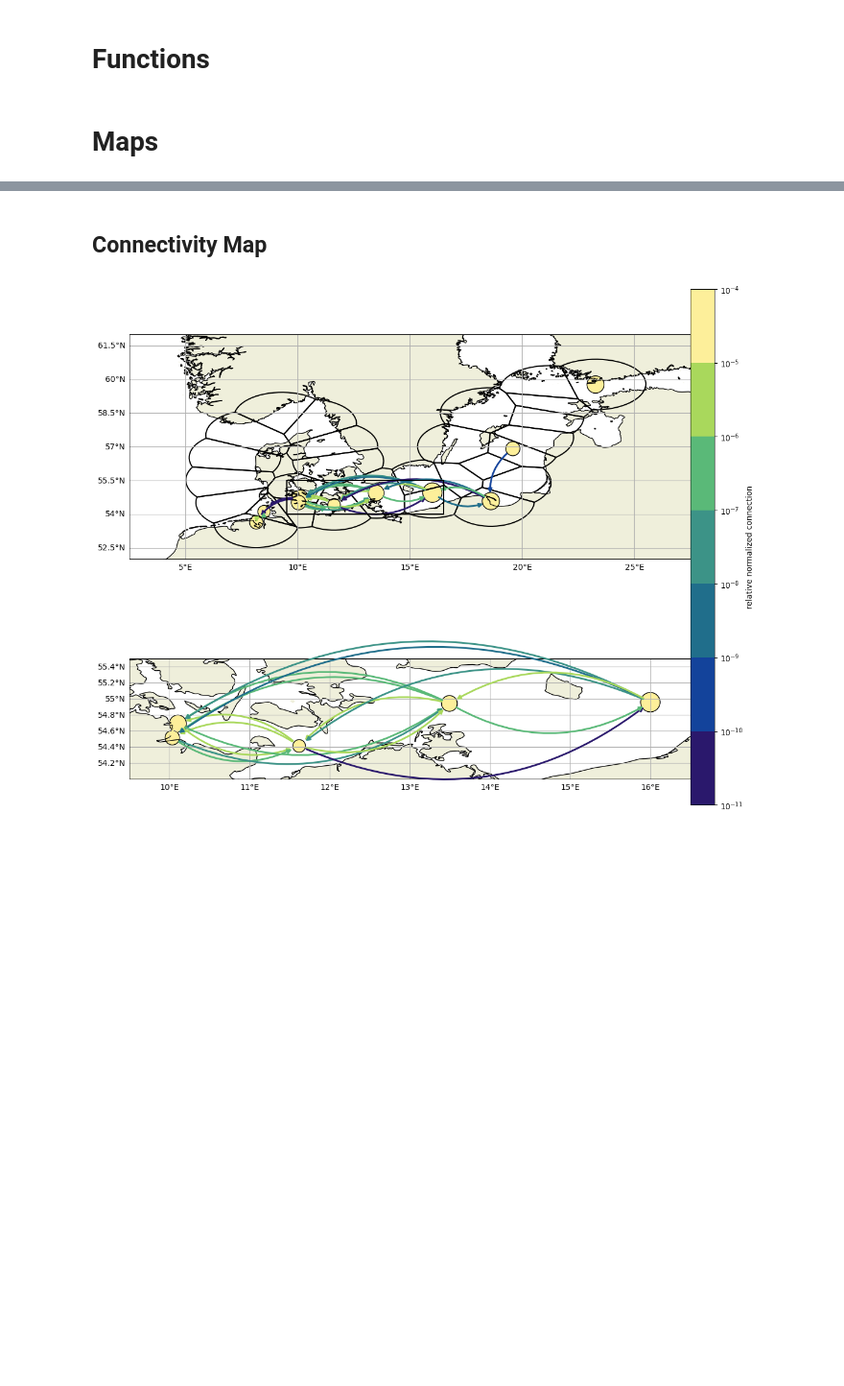
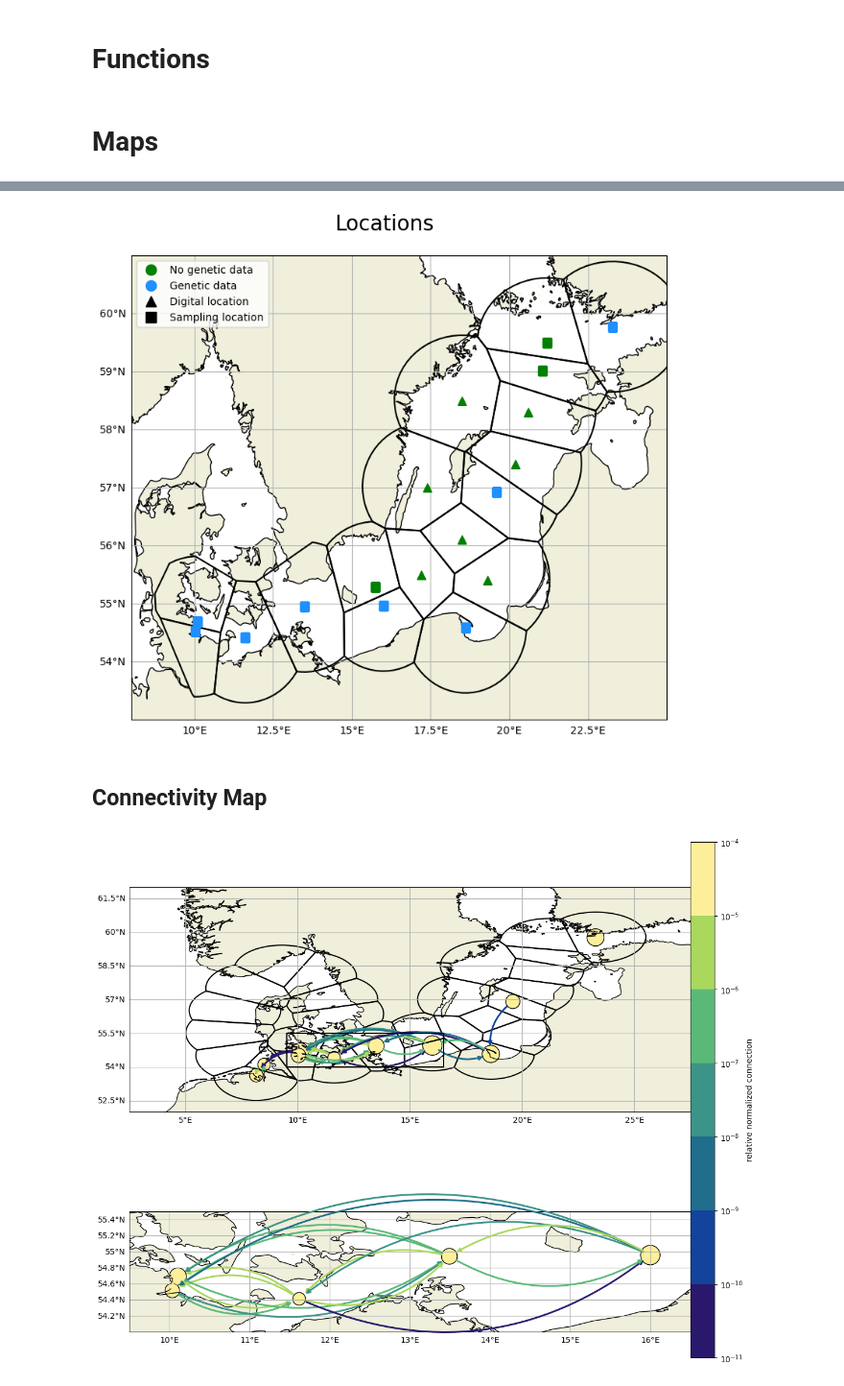
Before and after one commit to geomar-od-lagrange/2025_copepods, a Jupyter notebook: notebooks/connectivity_map_generation.ipynb, the cells around one changed output, grey strips where cells are left out. Shown at 96% size. Cells and saved outputs as stored; diff of their text form; code cells hidden in the pictures; blank space fills up the shorter version.

Commit message:
Updated empty map to the new polygons

```diff
--- a/notebooks/connectivity_map_generation.ipynb
+++ b/notebooks/connectivity_map_generation.ipynb
@@ -86,15 +94,16 @@ def define_cmap(cmap_input='coolwarm', cmdiscrete=False, value_min=None, value_m
 north_sea_sample_ids = sample_ids.where(sample_points.sea == "northsea").dropna().tolist()
 non_genetic_sample_ids = sample_ids.where(sample_points.genomic_data == False).dropna().tolist()
 # %%
-def draw_voronoi_polygons(ax, cmap="rainbow", edgecolor="black", facealpha=0.2, voronoi_polygons=voronoi_polygons):
-        voronoi_polys = voronoi_polygons.copy()
-        voronoi_polys.plot(ax=ax, alpha=facealpha, column="location_id", cmap=cmap)
-        voronoi_polys.boundary.plot(ax=ax, color=edgecolor,)
-
-def legend_without_duplicate_labels(ax):
-    handles, labels = ax.get_legend_handles_labels()
-    unique = [(h, l) for i, (h, l) in enumerate(zip(handles, labels)) if l not in labels[:i]]
-    ax.legend(*zip(*unique))
+def draw_voronoi_polygons(
+	ax,
+	cmap="rainbow",
+	edgecolor="black",
+	facealpha=0.2,
+	voronoi_polygons=voronoi_polygons
+	):
+	voronoi_polys = voronoi_polygons.copy()
+	voronoi_polys.plot(ax=ax, alpha=facealpha, column="location_id", cmap=cmap)
+	voronoi_polys.boundary.plot(ax=ax, color=edgecolor,)
 # %%
 marker_genetic = pd.DataFrame(
     data=np.array([["dodgerblue", "s"], ["green", "^"],]),
@@ -168,3 +119,53 @@ plt.show()
+# %%
+def draw_empty_map(
+	sample_points=sample_points,
+	voronoi_polygons=voronoi_polygons,
+	show_polygons=True,
+	only_baltic=False,
+	extent=extent,
+	ms=10,
+	ls="None",
+	file_name=None,
+	):
+	fig = plt.figure(figsize=mapsize)
+	fig.suptitle("Locations", size=suptitle_size, y=0.95)
+	ax_map = fig.add_subplot(projection=PlateCarree())
+	if only_baltic:
+		sample_points = sample_points[
+			~sample_points['location_id_old'].isin(north_sea_sample_ids)
+			]
+		voronoi_polygons = voronoi_polygons[
+			~voronoi_polygons['location_id_old'].isin(north_sea_sample_ids)
+			]
+		extent = (8, 25, 53, 61)
+	basemap(ax_map, extent=extent)
+	if show_polygons:
+			draw_voronoi_polygons(
+				ax_map, facealpha=0,
+				voronoi_polygons=voronoi_polygons,
+				)
+	map_points = sample_points[["geometry", "sample_kind", "genomic_data"]]
+	for i, (geom, kind, genetic) in map_points.iterrows():
+			lon, lat = geom.x, geom.y
+			marker = marker_kind["marker"][kind]
+			color = marker_genetic["color"][genetic]
+			ax_map.scatter(lon, lat, marker=marker, color=color, zorder=5, label=kind, s=65)
+
+	no_genetic = Line2D([], [], c="green", marker='o', ls=ls, ms=ms, label="No genetic data")
+	genetic = Line2D([], [], c="dodgerblue", marker='o', ls=ls, ms=ms, label="Genetic data")
+	digital = Line2D([], [], c="k", marker='^', ls=ls, ms=ms, label="Digital location")
+	sample = Line2D([], [], c="k", marker='s', ls=ls, ms=ms, label="Sampling location")
+
+	plt.legend(handles=[no_genetic, genetic, digital, sample])
+	if file_name is not None:
+		plt.savefig(Path(output_path, file_name), format="pdf")
+	plt.show()
+draw_empty_map(
+	only_baltic=True,
+	file_name='empty_map_baltic.pdf',
+	)
+# %% [output]
+[figure, added]
 # %% [markdown]
 ## Connectivity Map
 # %%
```
Also changed, not shown: parts of 8 cells of this notebook, 2 other files.
